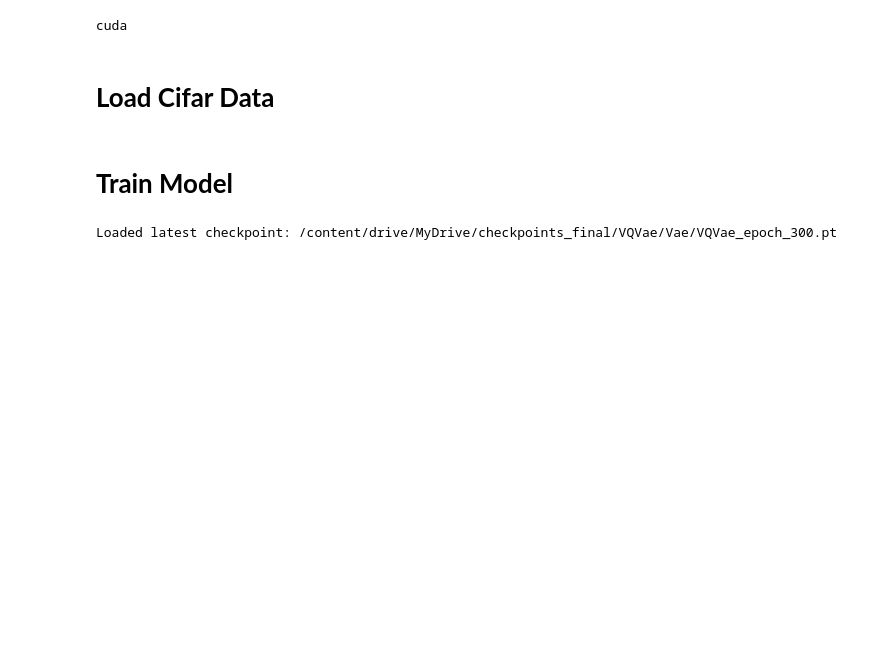
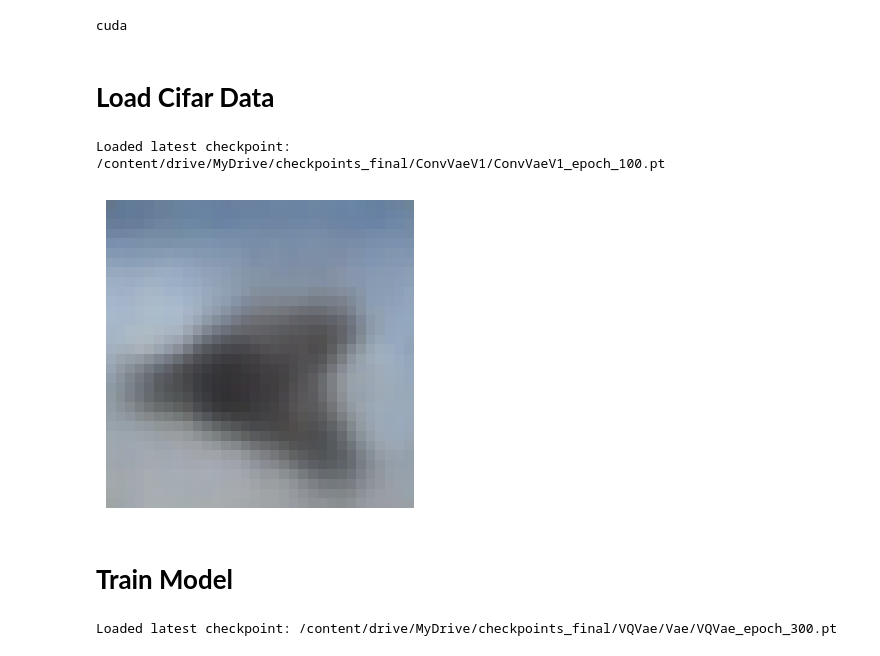
Before and after one commit to azhgh22/Comparative-analysis-of-Generative-models-on-CIFAR-10, a Jupyter notebook: experiments/train_vae.ipynb, the cells around one changed output. Drawn from its saved outputs; the diff is of its cells as text; code cells hidden in the pictures; blank space fills up the shorter version.

```diff
--- a/experiments/train_vae.ipynb
+++ b/experiments/train_vae.ipynb
@@ -79,6 +79,20 @@ def show_img(img):
   plt.imshow(img, interpolation='nearest')
   plt.axis('off')
   plt.show()
+# %%
+model = ConvVAE().to(device)
+checkpoint_dir = "/content/drive/MyDrive/checkpoints_final/ConvVaeV1"
+checkpointer = Checkpointer(checkpoint_dir,"ConvVaeV1",1,False)
+train = Train(model,300,train_loader,checkpointer,device)
+train.load_checkpoint()
+# %% [output]
+Loaded latest checkpoint: /content/drive/MyDrive/checkpoints_final/ConvVaeV1/ConvVaeV1_epoch_100.pt
+# %%
+samples = vae_sample(model.decoder)
+# %%
+show_img(samples[13])
+# %% [output]
+[figure, added]
 # %% [markdown]
 # **Train Model**
 # %%
```
Also changed, not shown: parts of 3 cells of this notebook.
